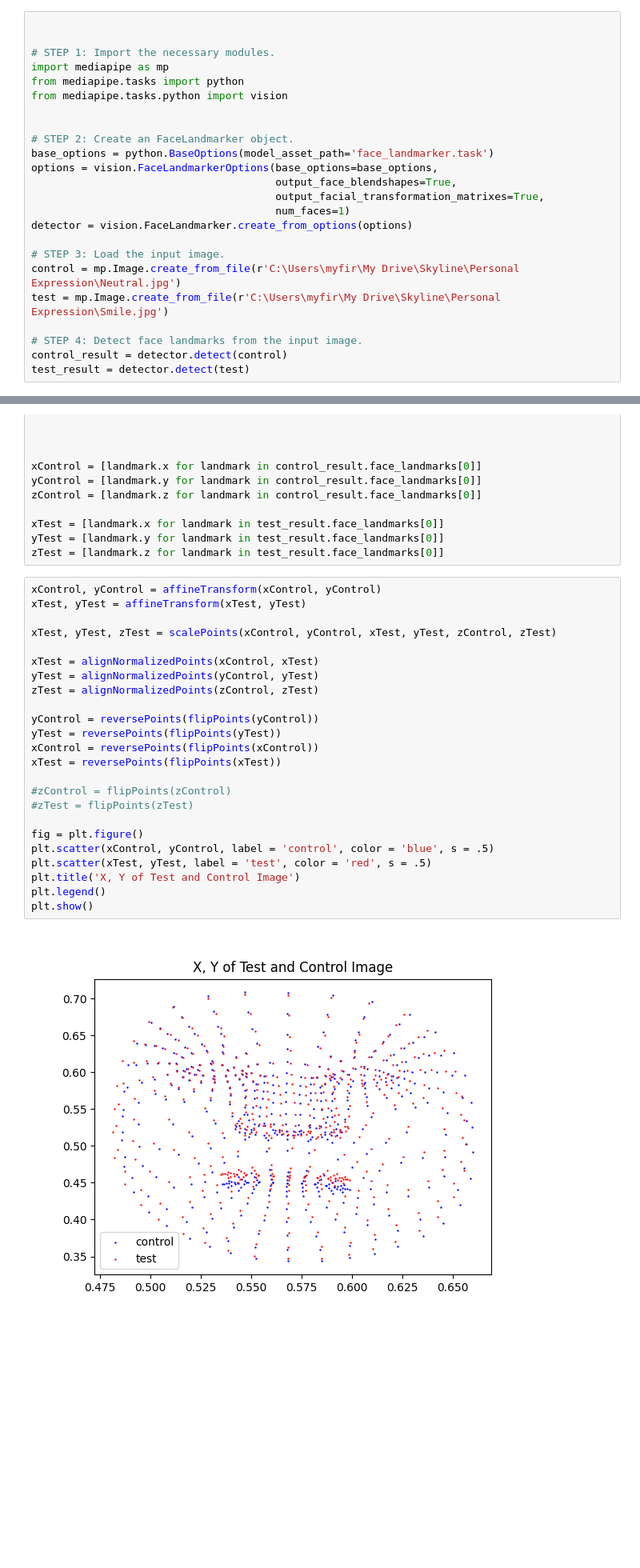
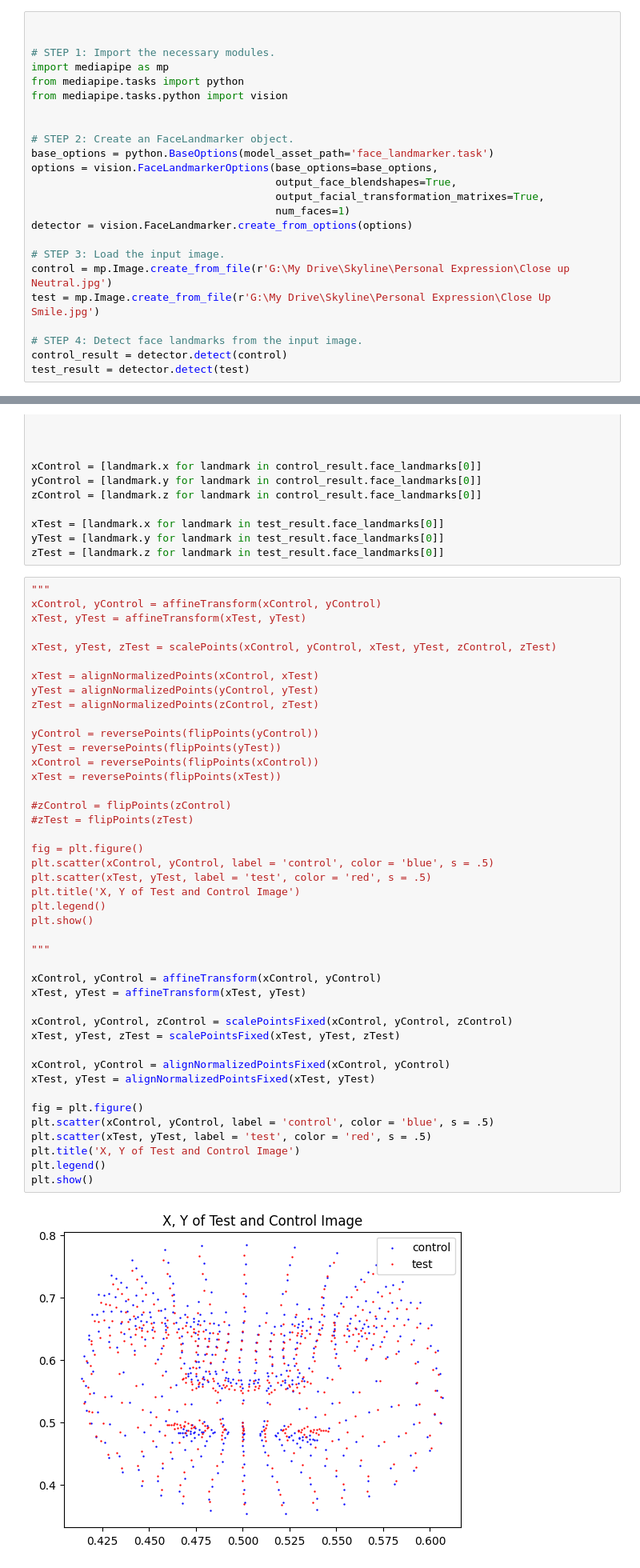
Before and after one commit to EdgyPage/VisionScratch, a Jupyter notebook: Mediapipe/LandmarkComparePOC.ipynb, the cells around one changed output, grey strips where cells are left out. Shown at 80% size. Cells and saved outputs as stored; diff of their text form; blank space fills up the shorter version.

```diff
--- a/Mediapipe/LandmarkComparePOC.ipynb
+++ b/Mediapipe/LandmarkComparePOC.ipynb
@@ -223,8 +140,8 @@ options = vision.FaceLandmarkerOptions(base_options=base_options,
 detector = vision.FaceLandmarker.create_from_options(options)
 
 # STEP 3: Load the input image.
-control = mp.Image.create_from_file(r'C:\Users\myfir\My Drive\Skyline\Personal Expression\Neutral.jpg')
-test = mp.Image.create_from_file(r'C:\Users\myfir\My Drive\Skyline\Personal Expression\Smile.jpg')
+control = mp.Image.create_from_file(r'G:\My Drive\Skyline\Personal Expression\Close up Neutral.jpg')
+test = mp.Image.create_from_file(r'G:\My Drive\Skyline\Personal Expression\Close Up Smile.jpg')
 
 # STEP 4: Detect face landmarks from the input image.
 control_result = detector.detect(control)
@@ -245,31 +164,50 @@ xTest = [landmark.x for landmark in test_result.face_landmarks[0]]
 yTest = [landmark.y for landmark in test_result.face_landmarks[0]]
 zTest = [landmark.z for landmark in test_result.face_landmarks[0]]
 # %%
+"""
 xControl, yControl = affineTransform(xControl, yControl)
 xTest, yTest = affineTransform(xTest, yTest)
 
 xTest, yTest, zTest = scalePoints(xControl, yControl, xTest, yTest, zControl, zTest)
 
 xTest = alignNormalizedPoints(xControl, xTest)
 yTest = alignNormalizedPoints(yControl, yTest)
 zTest = alignNormalizedPoints(zControl, zTest)
 
 yControl = reversePoints(flipPoints(yControl))
 yTest = reversePoints(flipPoints(yTest))
 xControl = reversePoints(flipPoints(xControl))
 xTest = reversePoints(flipPoints(xTest))
 
 #zControl = flipPoints(zControl)
 #zTest = flipPoints(zTest)
 
 fig = plt.figure()
 plt.scatter(xControl, yControl, label = 'control', color = 'blue', s = .5)
 plt.scatter(xTest, yTest, label = 'test', color = 'red', s = .5)
 plt.title('X, Y of Test and Control Image')
 plt.legend()
 plt.show()
+
+"""
+
+xControl, yControl = affineTransform(xControl, yControl)
+xTest, yTest = affineTransform(xTest, yTest)
+
+xControl, yControl, zControl = scalePointsFixed(xControl, yControl, zControl)
+xTest, yTest, zTest = scalePointsFixed(xTest, yTest, zTest)
+
+xControl, yControl = alignNormalizedPointsFixed(xControl, yControl)
+xTest, yTest = alignNormalizedPointsFixed(xTest, yTest)
+
+fig = plt.figure()
+plt.scatter(xControl, yControl, label = 'control', color = 'blue', s = .5)
+plt.scatter(xTest, yTest, label = 'test', color = 'red', s = .5)
+plt.title('X, Y of Test and Control Image')
+plt.legend()
+plt.show()
 # %% [output]
-[figure, old version]
+[figure, new version]
 # %%
 # Create a figure and a 3D Axes
 fig = plt.figure()
```
Also changed, not shown: parts of 11 cells of this notebook.
